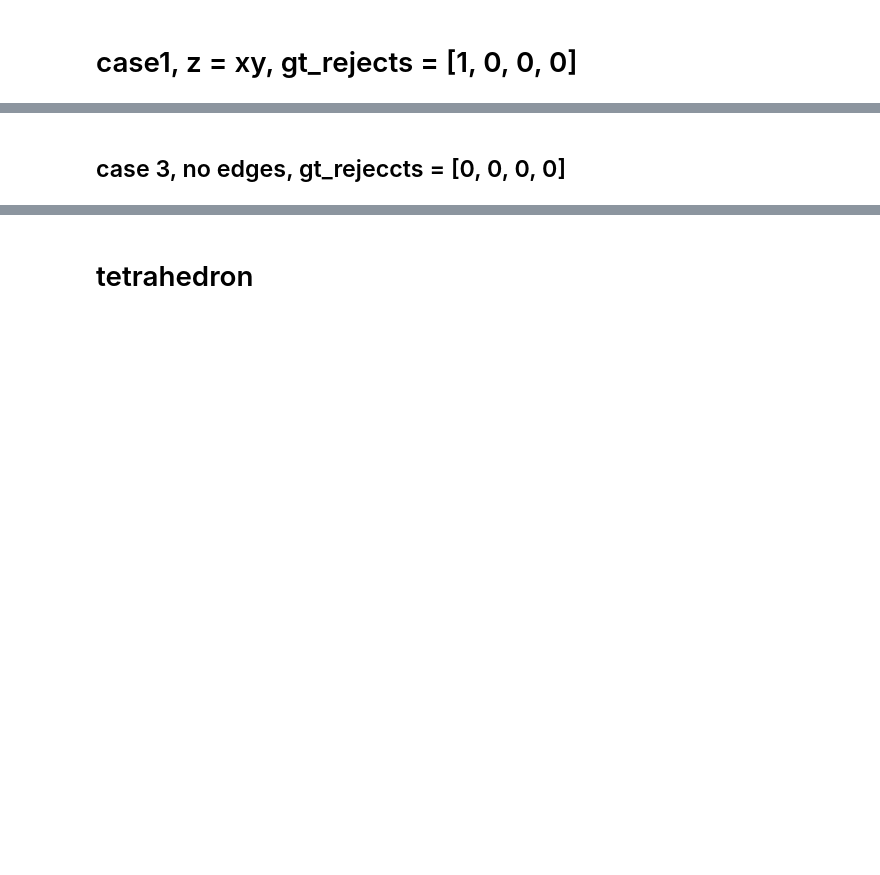
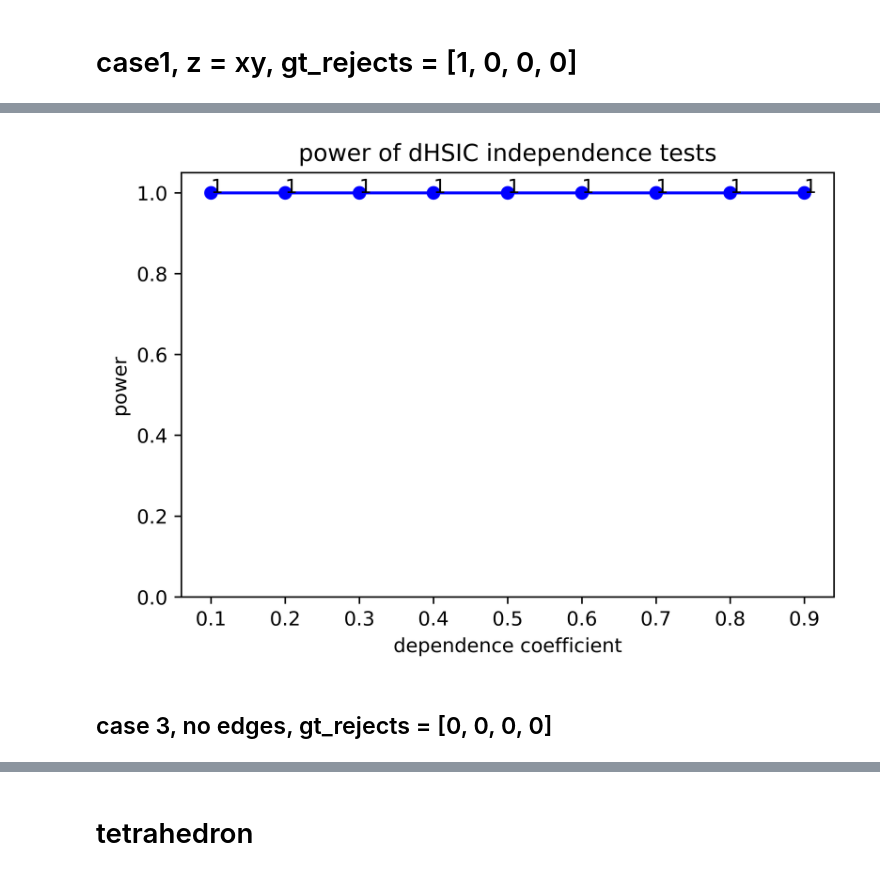
Before and after one commit to barahona-research-group/dHSIC_ts, a Jupyter notebook: examples/nonstationary_eg.ipynb, the cells around one changed output, grey strips where cells are left out. Saved outputs shown, nothing was run; the diff lists cells and outputs as text; code cells hidden in the pictures; blank space fills up the shorter version.

```diff
--- a/examples/nonstationary_eg.ipynb
+++ b/examples/nonstationary_eg.ipynb
@@ -92,5 +109,19 @@ ValueError: too many values to unpack (expected 3)
+# %%
+power_new = {'0.9': 1,
+             '0.8': 1,
+             '0.7': 1,
+             '0.6': 1,
+             '0.5': 1,
+             '0.4': 1,
+             '0.3': 1,
+             '0.2': 1,
+             '0.1': 1}
+# %%
+plot_test(list(power_new.values()), 'power')
+# %% [output]
+[figure, added]
 # %% [markdown]
-## case 3, no edges, gt_rejeccts = [0, 0, 0, 0]
+## case 3, no edges, gt_rejects = [0, 0, 0, 0]
 # %%
 power ={}
 for d in tqdm(np.arange(1, 0.1, -0.1)):
```
Also changed, not shown: parts of 8 cells of this notebook, 7 other files.
